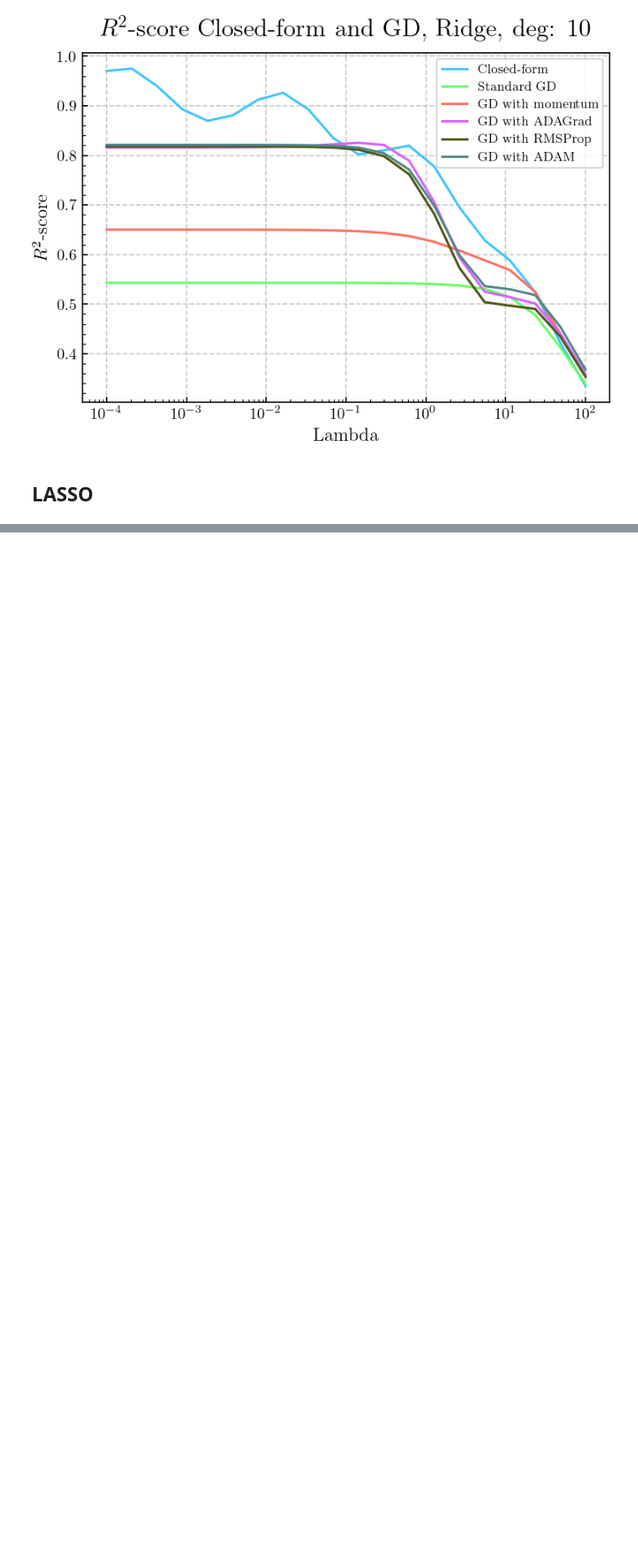
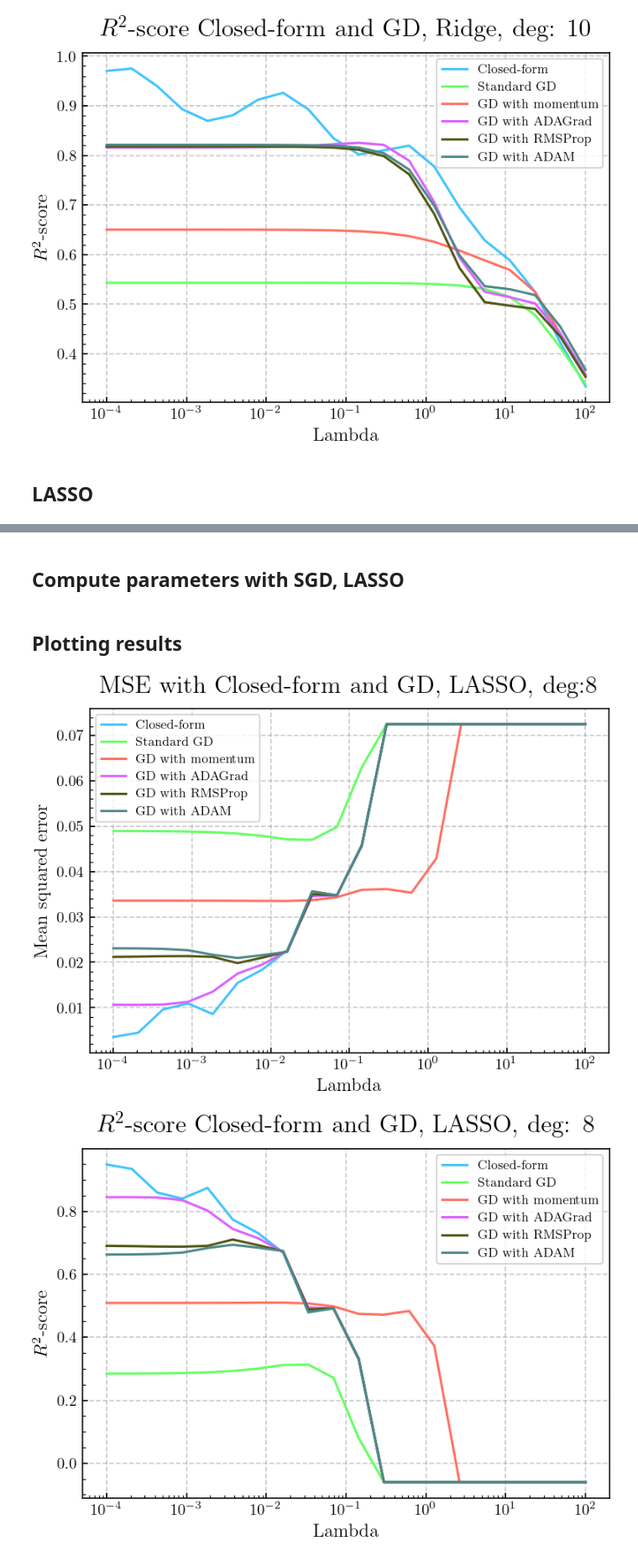
Before and after one commit to egil10/FYSSTK3155, a Jupyter notebook: PROJECT 1/Code/Exf.ipynb, the cells around one changed output, grey strips where cells are left out. Shown: that part at 84% size. Drawn from its saved outputs; the diff is of its cells as text; code cells hidden in the pictures; blank space fills up the shorter version.

Commit message:
LASSO stochastic gradient descent

```diff
--- a/PROJECT 1/Code/Exf.ipynb
+++ b/PROJECT 1/Code/Exf.ipynb
@@ -748,0 +921,2 @@ Tolerance = 0.1
+# %% [markdown]
+## Compute parameters with SGD, LASSO
@@ -748,0 +1005,43 @@ Tolerance = 0.1
+# %% [markdown]
+## Plotting results
+# %%
+# MSEs
+plt.figure()
+plt.plot(lambdas, MSE_sklearn_LASSO, label="Closed-form", color='#40C4FF', linewidth=1.5)
+plt.plot(lambdas, MSE_gd_fixed_learning_rate_LASSO, label="Standard GD", color='#64FF61', linewidth=1.5)
+plt.plot(lambdas, MSE_gd_momentum_LASSO, label="GD with momentum", color='#FF6F61', linewidth=1.5)
+plt.plot(lambdas, MSE_gd_ADAGrad_LASSO, label="GD with ADAGrad", color='#DD61FF', linewidth=1.5)
+plt.plot(lambdas, MSE_gd_RMSProp_LASSO, label="GD with RMSProp", color='#525513', linewidth=1.5)
+plt.plot(lambdas, MSE_gd_ADAM_LASSO, label="GD with ADAM", color='#4E8888', linewidth=1.5)
+plt.title(f"MSE with Closed-form and GD, LASSO, deg:{p} ", fontsize=16, fontfamily='sans-serif', pad=10)
+plt.ylabel("Mean squared error", fontsize=12, fontfamily='sans-serif')
+plt.xlabel("Lambda", fontsize=12, fontfamily='sans-serif')
+plt.xscale("log")
+plt.legend(fontsize=8)
+plt.grid(True, linestyle='--', alpha=0.7)
+fig = plt.gcf()
+fig.set_size_inches(6, 4)
+# plt.savefig("Plots/mse_gradient_descent_methods_Ridge.pdf", bbox_inches="tight")
+plt.show()
+
+
+# R2-scores
+plt.plot(lambdas, R2_sklearn_LASSO, label="Closed-form", color='#40C4FF', linewidth=1.5)
+plt.plot(lambdas, R2_gd_fixed_learning_rate_LASSO, label="Standard GD", color='#64FF61', linewidth=1.5)
+plt.plot(lambdas, R2_gd_momentum_LASSO, label="GD with momentum", color='#FF6F61', linewidth=1.5)
+plt.plot(lambdas, R2_gd_ADAGrad_LASSO, label="GD with ADAGrad", color='#DD61FF', linewidth=1.5)
+plt.plot(lambdas, R2_gd_RMSProp_LASSO, label="GD with RMSProp", color='#525513', linewidth=1.5)
+plt.plot(lambdas, R2_gd_ADAM_LASSO, label="GD with ADAM", color='#4E8888', linewidth=1.5)
+plt.title(f"$R^2$-score Closed-form and GD, LASSO, deg: {p}", fontsize=16, fontfamily='sans-serif', pad=10)
+plt.legend(fontsize=8)
+plt.ylabel("$R^2$-score", fontsize=12, fontfamily='sans-serif')
+plt.xlabel("Lambda", fontsize=12, fontfamily='sans-serif')
+plt.xscale("log")
+plt.grid(True, linestyle='--', alpha=0.7)
+fig = plt.gcf()
+fig.set_size_inches(6, 4)
+# plt.savefig("Plots/r2_gradient_descent_methods_Ridge.pdf", bbox_inches="tight")
+plt.show()
+# %% [output]
+[figure, added]
+[figure, added]
```
Also changed, not shown: parts of 12 cells of this notebook, 1 other file.
